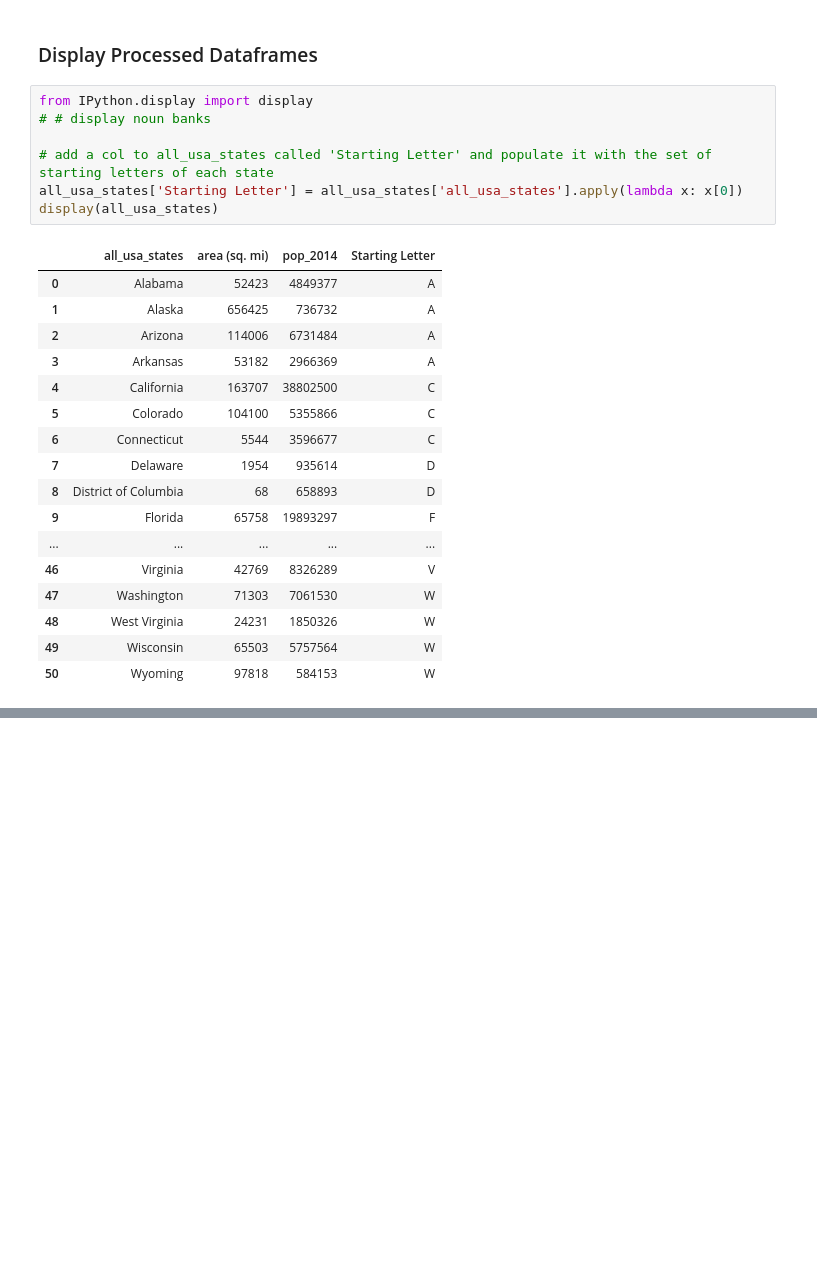
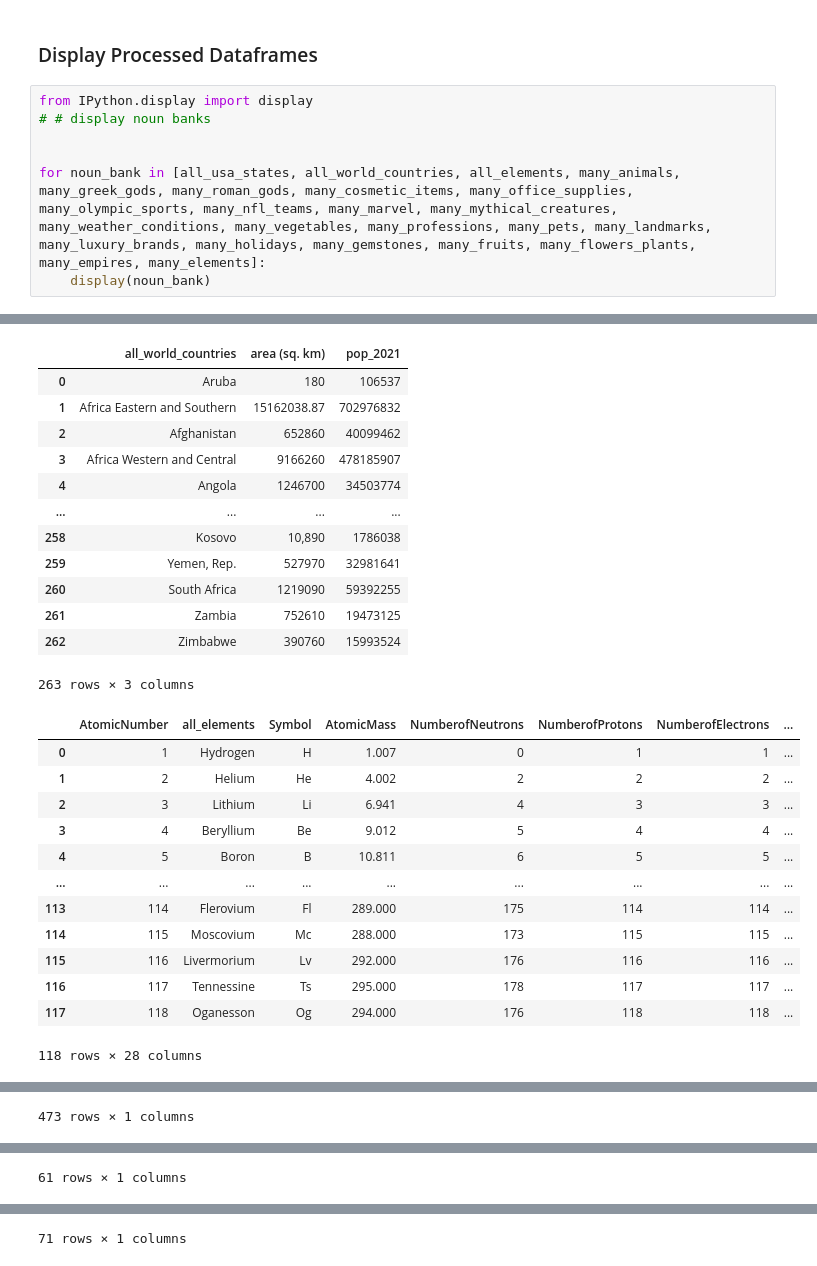
Before and after one commit to LexiCrush/database-preprocessing, a Jupyter notebook: process_csv.ipynb, the cells around one changed output, grey strips where cells are left out. Saved outputs shown, nothing was run; the diff lists cells and outputs as text; blank space fills up the shorter version.

Commit message:
10 round demo
many noun bank errors

```diff
--- a/process_csv.ipynb
+++ b/process_csv.ipynb
@@ -135,27 +144,10 @@ UnicodeDecodeError: 'utf-8' codec can't decode byte 0x8b in position 4068: inval
 # %% [markdown]
 ### Display Processed Dataframes
-# %%
-from IPython.display import display
-# # display noun banks
-
-# add a col to all_usa_states called 'Starting Letter' and populate it with the set of starting letters of each state
-all_usa_states['Starting Letter'] = all_usa_states['all_usa_states'].apply(lambda x: x[0])
-display(all_usa_states)
-# %% [output]
-|  | all_usa_states | area (sq. mi) | pop_2014 | Starting Letter |
-| 0 | Alabama | 52423 | 4849377 | A |
-| 1 | Alaska | 656425 | 736732 | A |
-| 2 | Arizona | 114006 | 6731484 | A |
-| 3 | Arkansas | 53182 | 2966369 | A |
-| 4 | California | 163707 | 38802500 | C |
-| 5 | Colorado | 104100 | 5355866 | C |
-| 6 | Connecticut | 5544 | 3596677 | C |
-| 7 | Delaware | 1954 | 935614 | D |
-| 8 | District of Columbia | 68 | 658893 | D |
-| 9 | Florida | 65758 | 19893297 | F |
-| ... | ... | ... | ... | ... |
-| 46 | Virginia | 42769 | 8326289 | V |
-| 47 | Washington | 71303 | 7061530 | W |
-| 48 | West Virginia | 24231 | 1850326 | W |
-| 49 | Wisconsin | 65503 | 5757564 | W |
-| 50 | Wyoming | 97818 | 584153 | W |
+# %%
+from IPython.display import display
+# # display noun banks
+
+
+for noun_bank in [all_usa_states, all_world_countries, all_elements, many_animals, many_greek_gods, many_roman_gods, many_cosmetic_items, many_office_supplies, many_olympic_sports, many_nfl_teams, many_marvel, many_mythical_creatures, many_weather_conditions, many_vegetables, many_professions, many_pets, many_landmarks, many_luxury_brands, many_holidays, many_gemstones, many_fruits, many_flowers_plants, many_empires, many_elements]:
+    display(noun_bank)
+# %% [output]
@@ -161,0 +171,26 @@ display(all_usa_states)
+|  | all_world_countries | area (sq. km) | pop_2021 |
+| 0 | Aruba | 180 | 106537 |
+| 1 | Africa Eastern and Southern | 15162038.87 | 702976832 |
+| 2 | Afghanistan | 652860 | 40099462 |
+| 3 | Africa Western and Central | 9166260 | 478185907 |
+| 4 | Angola | 1246700 | 34503774 |
+| ... | ... | ... | ... |
+| 258 | Kosovo | 10,890 | 1786038 |
+| 259 | Yemen, Rep. | 527970 | 32981641 |
+| 260 | South Africa | 1219090 | 59392255 |
+| 261 | Zambia | 752610 | 19473125 |
+| 262 | Zimbabwe | 390760 | 15993524 |
+263 rows × 3 columns
+|  | AtomicNumber | all_elements | Symbol | AtomicMass | NumberofNeutrons | NumberofProtons | NumberofElectrons | ... |
+| 0 | 1 | Hydrogen | H | 1.007 | 0 | 1 | 1 | ... |
+| 1 | 2 | Helium | He | 4.002 | 2 | 2 | 2 | ... |
+| 2 | 3 | Lithium | Li | 6.941 | 4 | 3 | 3 | ... |
+| 3 | 4 | Beryllium | Be | 9.012 | 5 | 4 | 4 | ... |
+| 4 | 5 | Boron | B | 10.811 | 6 | 5 | 5 | ... |
+| ... | ... | ... | ... | ... | ... | ... | ... | ... |
+| 113 | 114 | Flerovium | Fl | 289.000 | 175 | 114 | 114 | ... |
+| 114 | 115 | Moscovium | Mc | 288.000 | 173 | 115 | 115 | ... |
+| 115 | 116 | Livermorium | Lv | 292.000 | 176 | 116 | 116 | ... |
+| 116 | 117 | Tennessine | Ts | 295.000 | 178 | 117 | 117 | ... |
+| 117 | 118 | Oganesson | Og | 294.000 | 176 | 118 | 118 | ... |
+118 rows × 28 columns
@@ -161,0 +209 @@ display(all_usa_states)
+473 rows × 1 columns
@@ -161,0 +222 @@ display(all_usa_states)
+61 rows × 1 columns
@@ -161,0 +235 @@ display(all_usa_states)
+71 rows × 1 columns
```
Also changed, not shown: parts of 2 cells of this notebook, 5 other files.
